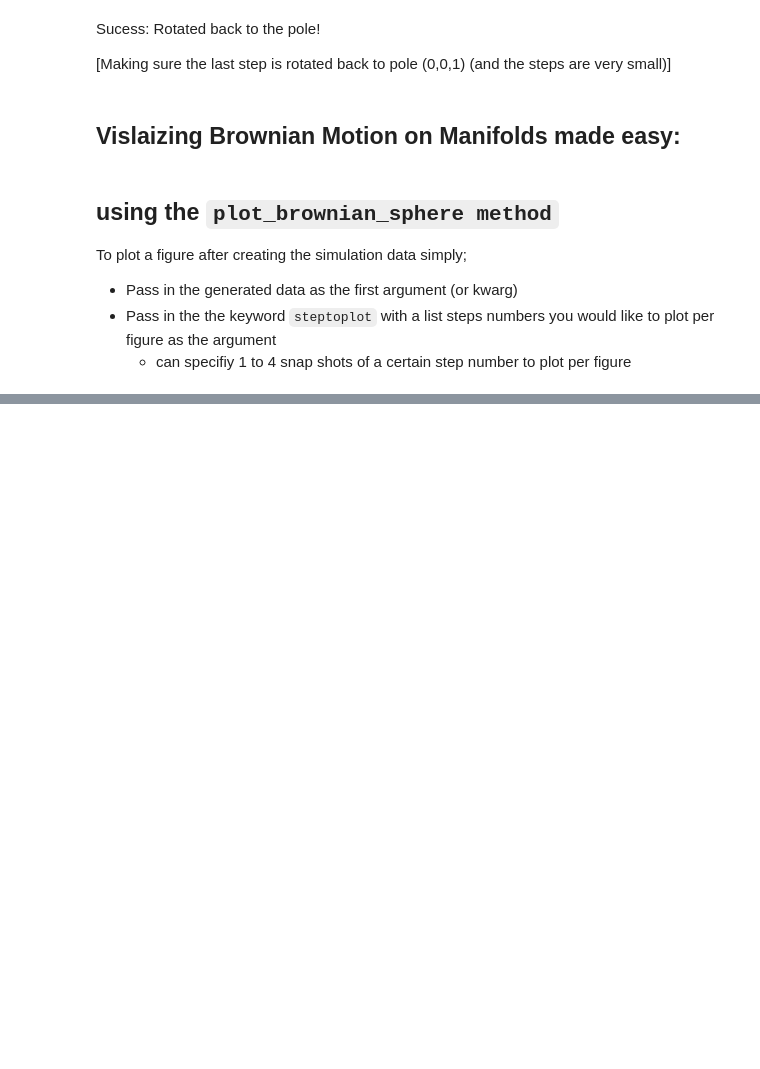
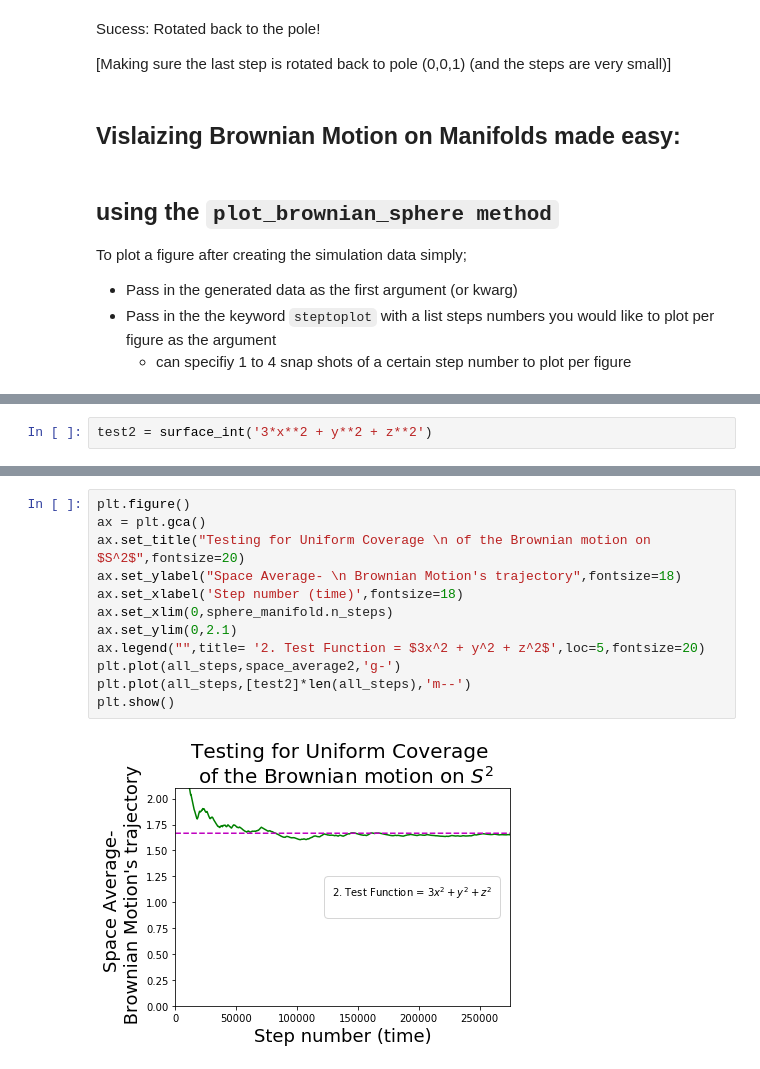
Before and after one commit to hankbesser/brownian-manifold, a Jupyter notebook: notebook_examples/manifold_example.ipynb, the cells around one changed output, grey strips where cells are left out. Saved outputs shown, nothing was run; the diff lists cells and outputs as text; blank space fills up the shorter version.

```diff
--- a/notebook_examples/manifold_example.ipynb
+++ b/notebook_examples/manifold_example.ipynb
@@ -233,0 +300,2 @@ sphere_manifold.plot_brownian_sphere(sphere_simdata,steptoplot=[20000,100000,400
+# %%
+test2 = surface_int('3*x**2 + y**2 + z**2')
@@ -233,0 +343,14 @@ sphere_manifold.plot_brownian_sphere(sphere_simdata,steptoplot=[20000,100000,400
+# %%
+plt.figure()
+ax = plt.gca()
+ax.set_title("Testing for Uniform Coverage \n of the Brownian motion on $S^2$",fontsize=20)
+ax.set_ylabel("Space Average- \n Brownian Motion's trajectory",fontsize=18)
+ax.set_xlabel('Step number (time)',fontsize=18)
+ax.set_xlim(0,sphere_manifold.n_steps)
+ax.set_ylim(0,2.1)
+ax.legend("",title= '2. Test Function = $3x^2 + y^2 + z^2$',loc=5,fontsize=20)
+plt.plot(all_steps,space_average2,'g-')
+plt.plot(all_steps,[test2]*len(all_steps),'m--')
+plt.show()
+# %% [output]
+[figure, added]
```
Also changed, not shown: parts of 46 cells of this notebook, 6 other files.
